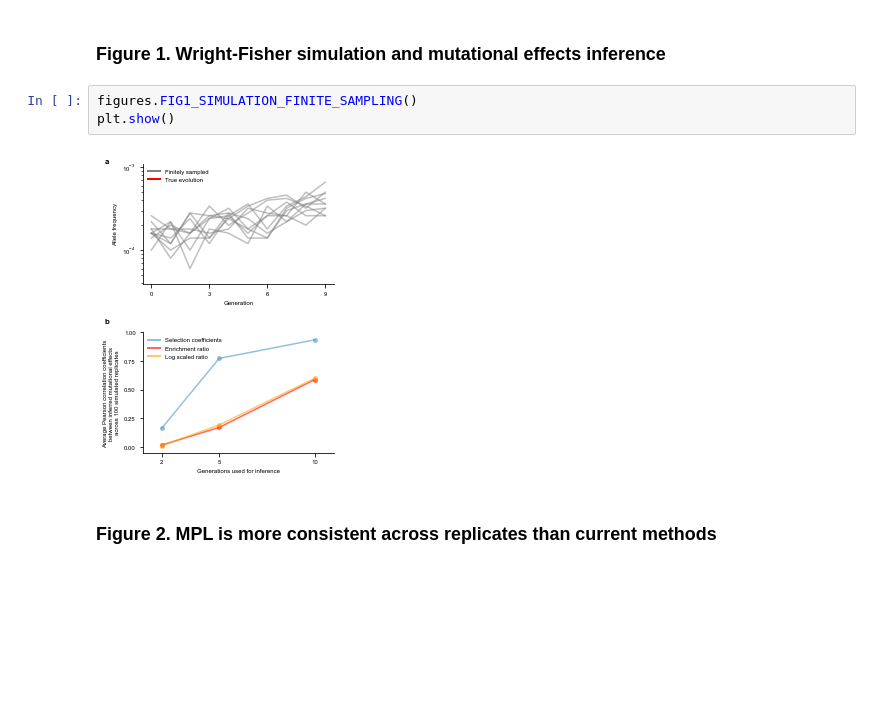
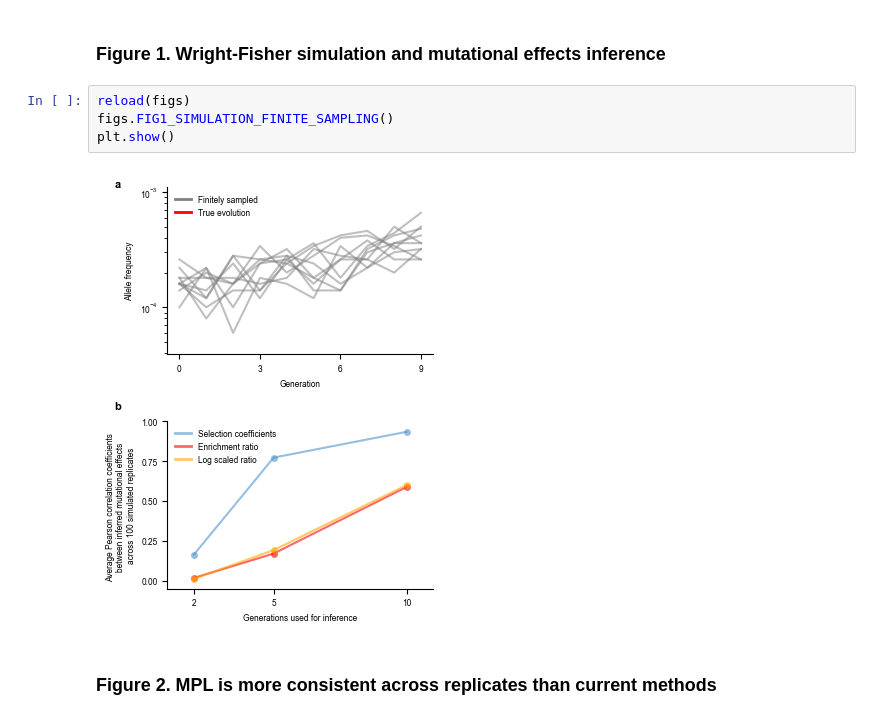
Before and after one commit to bartonlab/paper-DMS-inference, a Jupyter notebook: figures.ipynb, the cells around one changed output. Drawn from its saved outputs; the diff is of its cells as text; blank space fills up the shorter version.

```diff
--- a/figures.ipynb
+++ b/figures.ipynb
@@ -99,10 +92,11 @@ seaborn == 0.9.0
 # %% [markdown]
 ### Figure 1. Wright-Fisher simulation and mutational effects inference<a class = "anchor" id = "simulation"></a>
 # %%
-figures.FIG1_SIMULATION_FINITE_SAMPLING()
+reload(figs)
+figs.FIG1_SIMULATION_FINITE_SAMPLING()
 plt.show()
 # %% [output]
-[figure, old version]
+[figure, new version]
 # %% [markdown]
 ### Figure 2. MPL is more consistent across replicates than current methods<a class = "anchor" id = "performance"></a>
 # %%
```
Also changed, not shown: parts of 8 cells of this notebook, 1 other file.
